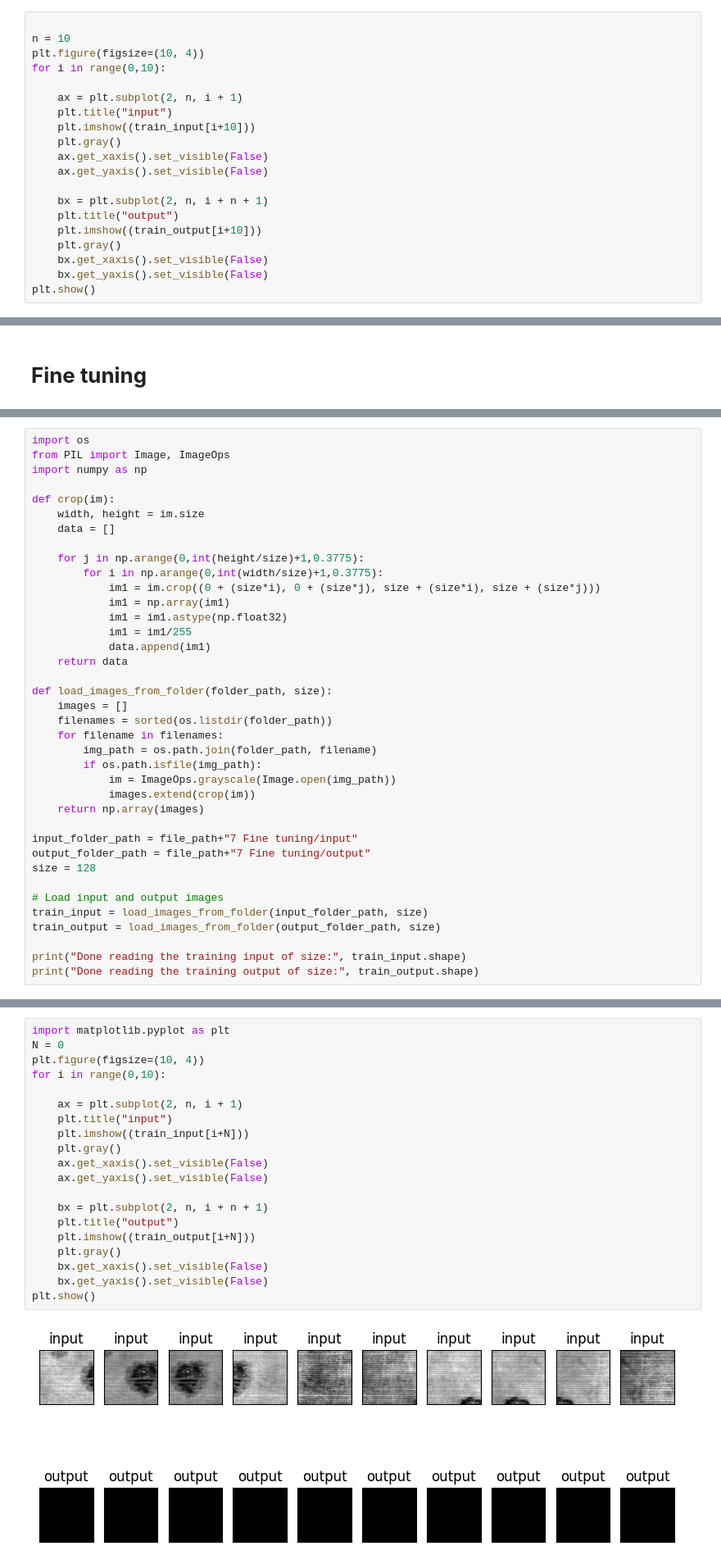
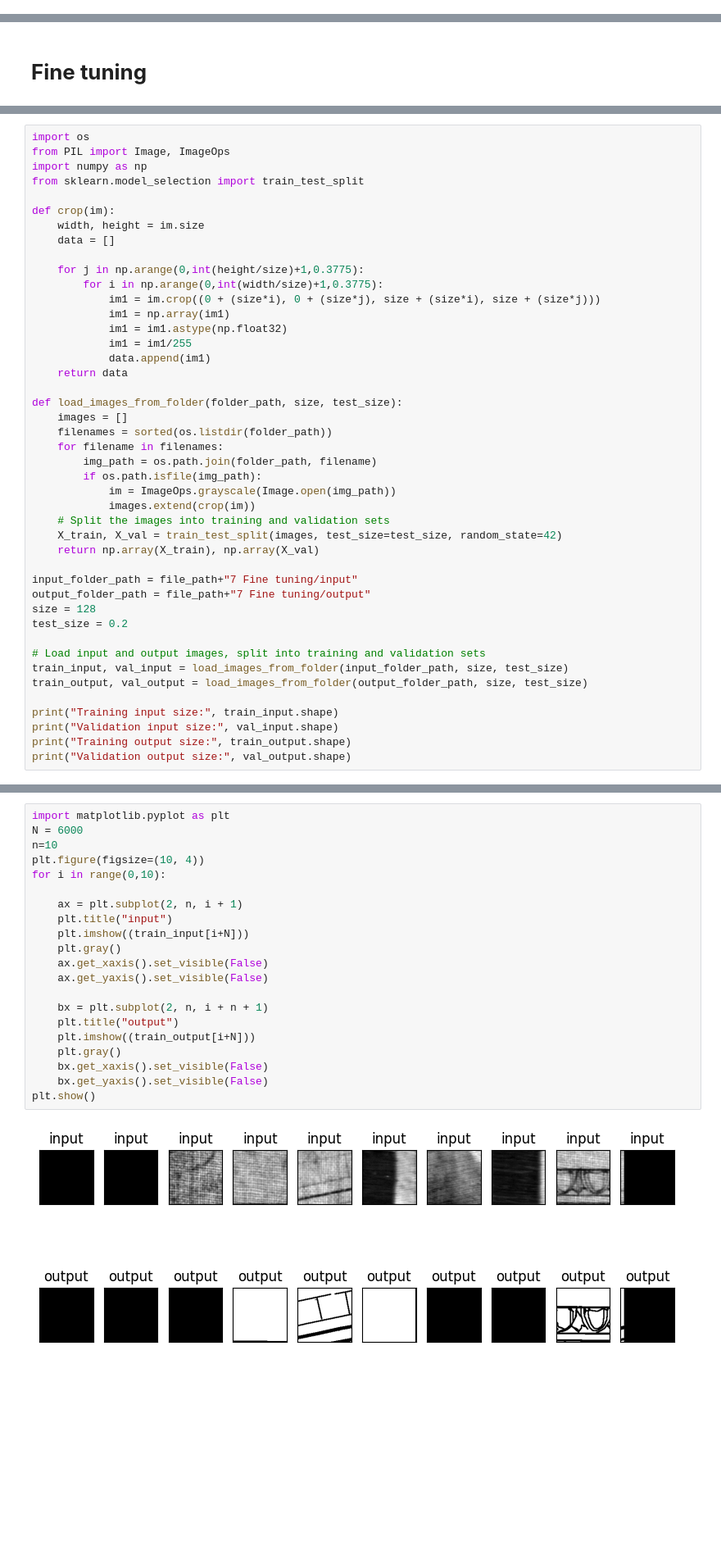
Before and after one commit to mgnarag/autoencoder-cleaning, a Jupyter notebook: Finetuning_model6b.ipynb, the cells around one changed output, grey strips where cells are left out. Shown at 82% size. Cells and saved outputs as stored; diff of their text form; blank space fills up the shorter version.

```diff
--- a/Finetuning_model6b.ipynb
+++ b/Finetuning_model6b.ipynb
@@ -76,20 +2,0 @@ Done reading the  test output of size =  (9394, 128, 128)
-# %%
-
-n = 10
-plt.figure(figsize=(10, 4))
-for i in range(0,10):
-
-    ax = plt.subplot(2, n, i + 1)
-    plt.title("input")
-    plt.imshow((train_input[i+10]))
-    plt.gray()
-    ax.get_xaxis().set_visible(False)
-    ax.get_yaxis().set_visible(False)
-
-    bx = plt.subplot(2, n, i + n + 1)
-    plt.title("output")
-    plt.imshow((train_output[i+10]))
-    plt.gray()
-    bx.get_xaxis().set_visible(False)
-    bx.get_yaxis().set_visible(False)
-plt.show()
@@ -197,6 +29,7 @@ Mounted at /content/drive
 import os
 from PIL import Image, ImageOps
 import numpy as np
+from sklearn.model_selection import train_test_split
 
 def crop(im):
     width, height = im.size
@@ -211,7 +44,7 @@ def crop(im):
             data.append(im1)
     return data
 
-def load_images_from_folder(folder_path, size):
+def load_images_from_folder(folder_path, size, test_size):
     images = []
     filenames = sorted(os.listdir(folder_path))
     for filename in filenames:
@@ -219,16 +52,21 @@ def load_images_from_folder(folder_path, size):
         if os.path.isfile(img_path):
             im = ImageOps.grayscale(Image.open(img_path))
             images.extend(crop(im))
-    return np.array(images)
+    # Split the images into training and validation sets
+    X_train, X_val = train_test_split(images, test_size=test_size, random_state=42)
+    return np.array(X_train), np.array(X_val)
 
 input_folder_path = file_path+"7 Fine tuning/input"
 output_folder_path = file_path+"7 Fine tuning/output"
 size = 128
+test_size = 0.2
 
-# Load input and output images
-train_input = load_images_from_folder(input_folder_path, size)
-train_output = load_images_from_folder(output_folder_path, size)
+# Load input and output images, split into training and validation sets
+train_input, val_input = load_images_from_folder(input_folder_path, size, test_size)
+train_output, val_output = load_images_from_folder(output_folder_path, size, test_size)
 
-print("Done reading the training input of size:", train_input.shape)
-print("Done reading the training output of size:", train_output.shape)
+print("Training input size:", train_input.shape)
+print("Validation input size:", val_input.shape)
+print("Training output size:", train_output.shape)
+print("Validation output size:", val_output.shape)
 # %% [output]
@@ -237,23 +77,24 @@ Done reading the training output of size: (8592, 128, 128)
 # %%
 import matplotlib.pyplot as plt
-N = 0
+N = 6000
+n=10
 plt.figure(figsize=(10, 4))
 for i in range(0,10):
 
     ax = plt.subplot(2, n, i + 1)
     plt.title("input")
     plt.imshow((train_input[i+N]))
     plt.gray()
     ax.get_xaxis().set_visible(False)
     ax.get_yaxis().set_visible(False)
 
     bx = plt.subplot(2, n, i + n + 1)
     plt.title("output")
     plt.imshow((train_output[i+N]))
     plt.gray()
     bx.get_xaxis().set_visible(False)
     bx.get_yaxis().set_visible(False)
 plt.show()
 # %% [output]
-[figure, old version]
+[figure, new version]
 # %%
```
Also changed, not shown: parts of 9 cells of this notebook.
